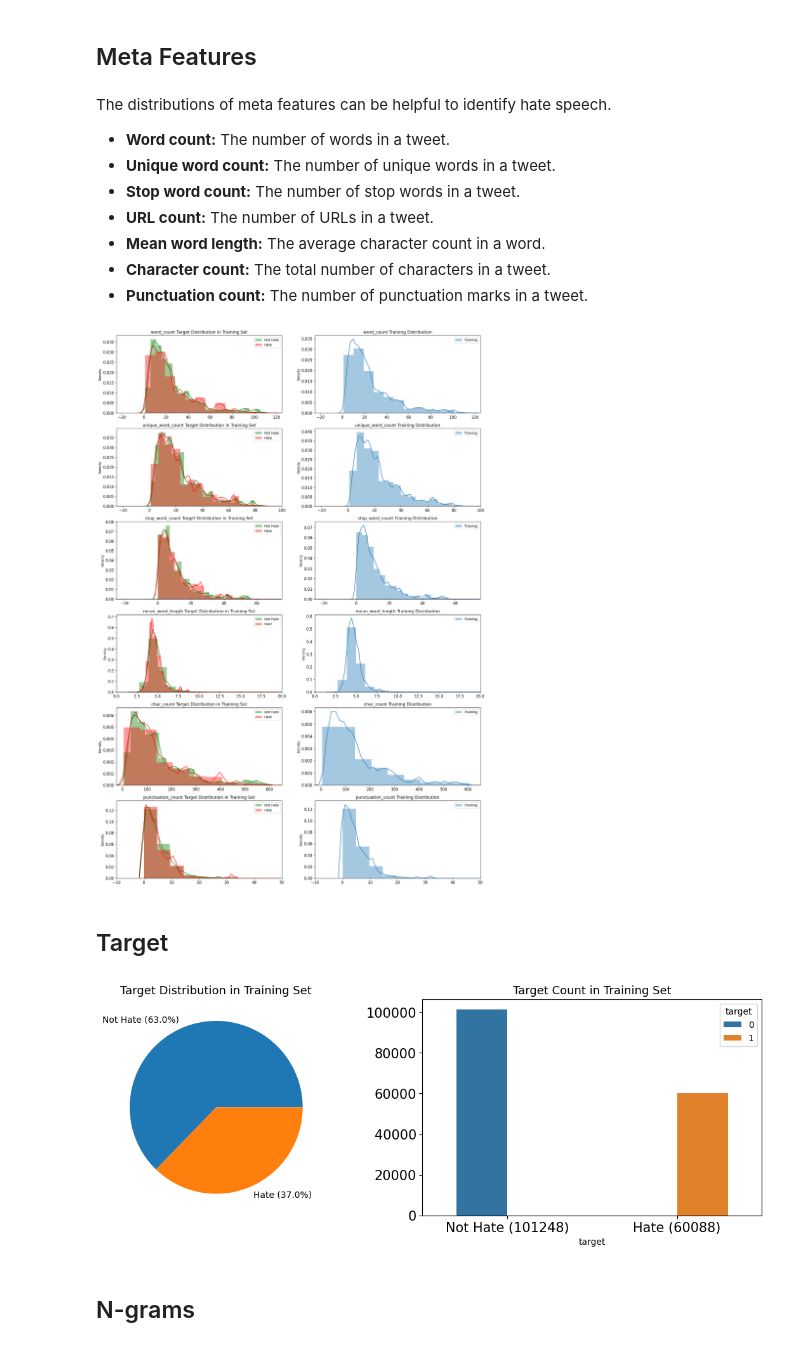
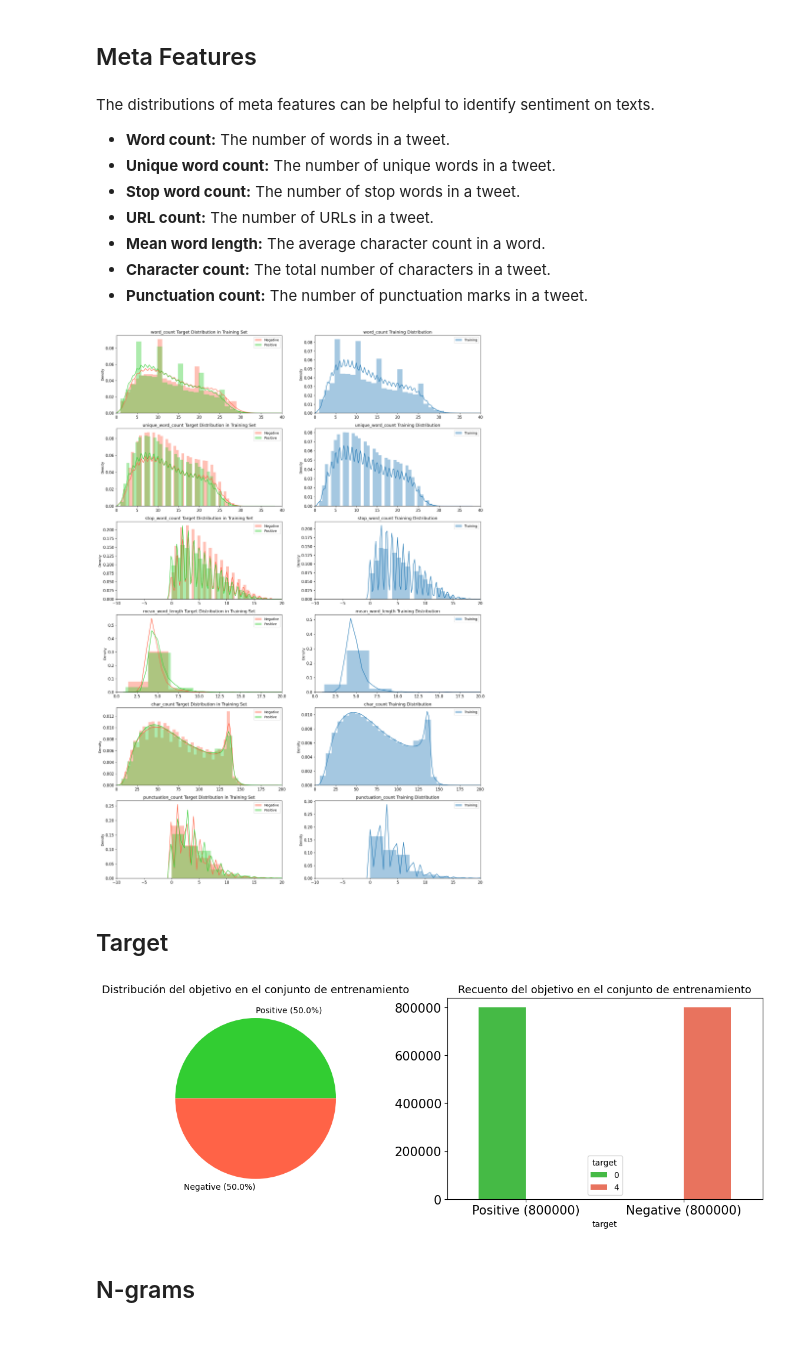
Before and after one commit to Javigrz/Codigo_TFG_Javier_Gil, a Jupyter notebook: 2 analysis/train_data_analysis.ipynb, the cells around one changed output. Cells and saved outputs as stored; diff of their text form; code cells hidden in the pictures.

Commit message:
train data analysis done

```diff
--- a/2 analysis/train_data_analysis.ipynb
+++ b/2 analysis/train_data_analysis.ipynb
@@ -85,7 +88,7 @@ dtype: int64
 # %% [markdown]
 ## Meta Features
 # %% [markdown]
-The distributions of meta features can be helpful to identify hate speech.
+The distributions of meta features can be helpful to identify sentiment on texts.
 
 * **Word count:** The number of words in a tweet.
 * **Unique word count:** The number of unique words in a tweet.
@@ -118,13 +121,14 @@ stats['punctuation_count'] = data['text'].apply(lambda x: len([c for c in str(x)
 # %%
 METAFEATURES = ['word_count', 'unique_word_count', 'stop_word_count', 'mean_word_length',
                 'char_count', 'punctuation_count']
-HATE = data['target'] == 1
+
+SENTIMENT = data['target'] == 4
 
 fig, axes = plt.subplots(ncols=2, nrows=len(METAFEATURES), figsize=(20, 30), dpi=100)
 
 for i, feature in enumerate(METAFEATURES):
-    sns.distplot(stats.loc[~HATE][feature], label='Not Hate', ax=axes[i][0], color='green')
-    sns.distplot(stats.loc[HATE][feature], label='Hate', ax=axes[i][0], color='red')
+    sns.distplot(stats.loc[~SENTIMENT][feature], label='Negative', ax=axes[i][0], color='tomato')
+    sns.distplot(stats.loc[SENTIMENT][feature], label='Positive', ax=axes[i][0], color='LimeGreen')
 
     sns.distplot(stats[feature], label='Training', ax=axes[i][1])
 
@@ -137,57 +141,58 @@ for i, feature in enumerate(METAFEATURES):
     axes[i][0].set_title(f'{feature} Target Distribution in Training Set', fontsize=13)
     axes[i][1].set_title(f'{feature} Training Distribution', fontsize=13)
 
-    axes[0][0].set_xlim(-25, 125)
-    axes[0][1].set_xlim(-25, 125)
+    axes[0][0].set_xlim(0, 40)
+    axes[0][1].set_xlim(0, 40)
 
-    axes[1][0].set_xlim(-25, 100)
-    axes[1][1].set_xlim(-25, 100)
+    axes[1][0].set_xlim(0, 40)
+    axes[1][1].set_xlim(0, 40)
 
-    axes[2][0].set_xlim(-25, 75)
-    axes[2][1].set_xlim(-25, 75)
+    axes[2][0].set_xlim(-10, 20)
+    axes[2][1].set_xlim(-10, 20)
 
-    axes[3][0].set_xlim(-0, 20)
-    axes[3][1].set_xlim(-0, 20)
+    axes[3][0].set_xlim(0, 20)
+    axes[3][1].set_xlim(0, 20)
 
-    axes[4][0].set_xlim(-25, 650)
-    axes[4][1].set_xlim(-25, 650)
+    axes[4][0].set_xlim(0, 200)
+    axes[4][1].set_xlim(0, 200)
 
-    axes[5][0].set_xlim(-10, 50)
-    axes[5][1].set_xlim(-10, 50)
-
+    axes[5][0].set_xlim(-10, 20)
+    axes[5][1].set_xlim(-10, 20)
 
 plt.show()
 # %% [output]
-[figure, old version]
+[figure, new version]
 # %% [markdown]
 ## Target
 # %%
-target_count = pd.Series(HATE).value_counts()
-non_hate_count = target_count[0]
-hate_count = target_count[1]
-non_hate_perc = round((target_count[0]*100)/(target_count[0]+target_count[1]),0)
-hate_perc = round((target_count[1]*100)/(target_count[0]+target_count[1]),0)
+target_count = pd.Series(SENTIMENT).value_counts()
+negative = target_count[0]
+positive = target_count[1]
+negative_perc = round((target_count[0] * 100) / (target_count[0] + target_count[1]), 0)
+positive_perc = round((target_count[1] * 100) / (target_count[0] + target_count[1]), 0)
 
 fig, axes = plt.subplots(ncols=2, figsize=(12, 4), dpi=100)
 plt.tight_layout()
 
-data.groupby('target').count()['id'].plot(kind='pie', ax=axes[0], labels=[f'Not Hate ({non_hate_perc}%)',f'Hate ({hate_perc}%)'])
-sns.countplot(x=data['target'], hue=data['target'], ax=axes[1], width=0.6)
+data.groupby('target').count()['id'].plot(kind='pie', ax=axes[0], labels=[f'Positive ({positive_perc}%)', f'Negative ({negative_perc}%)'],
+                                            colors=['LimeGreen', 'tomato'])
+
+sns.countplot(x=data['target'], hue=data['target'], ax=axes[1], width=0.6, palette=['LimeGreen', 'tomato'])
 
 axes[0].set_ylabel('')
 axes[1].set_ylabel('')
-axes[1].set_xticklabels([f'Not Hate ({non_hate_count})', f'Hate ({hate_count})'])
+axes[1].set_xticklabels([f'Positive ({positive})', f'Negative ({negative})'])
 axes[0].tick_params(axis='x', labelsize=15)
 axes[0].tick_params(axis='y', labelsize=15)
 axes[1].tick_params(axis='x', labelsize=15)
 axes[1].tick_params(axis='y', labelsize=15)
 
-axes[0].set_title('Target Distribution in Training Set', fontsize=13)
-axes[1].set_title('Target Count in Training Set', fontsize=13)
+axes[0].set_title('Distribución del objetivo en el conjunto de entrenamiento', fontsize=13)
+axes[1].set_title('Recuento del objetivo en el conjunto de entrenamiento', fontsize=13)
 
 plt.show()
 # %% [output]
-[figure, old version]
+[figure, new version]
 # %% [markdown]
 ## N-grams
 # %% [markdown]
```
Also changed, not shown: parts of 7 cells of this notebook, 12 other files.
